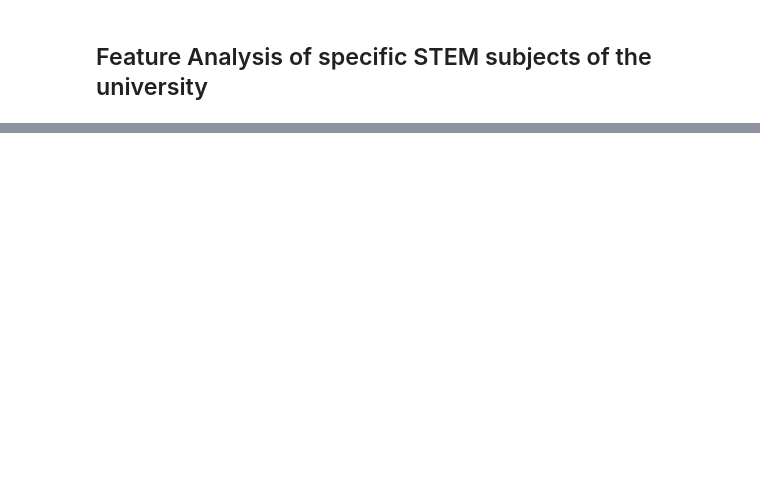
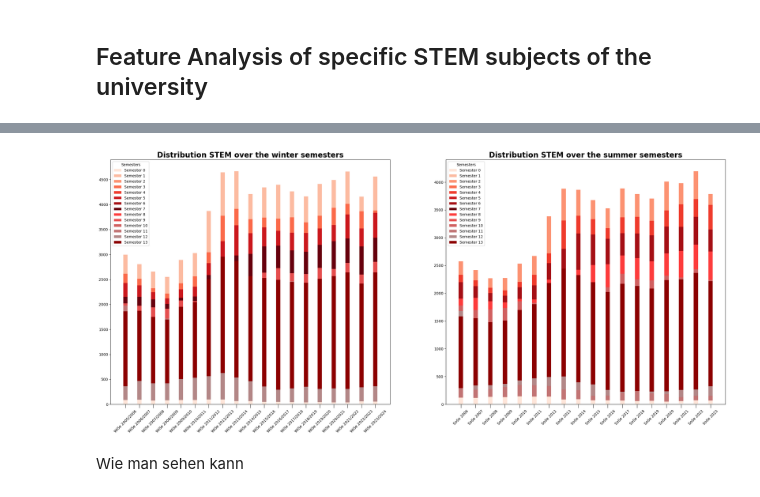
Before and after one commit to mxs01/AnalysingStudentDevelopment, a Jupyter notebook: code/students_data_per_semester.ipynb, the cells around one changed output, grey strips where cells are left out. Drawn from its saved outputs; the diff is of its cells as text; code cells hidden in the pictures; blank space fills up the shorter version.

```diff
--- a/code/students_data_per_semester.ipynb
+++ b/code/students_data_per_semester.ipynb
@@ -235,0 +302,22 @@ studentsDataAllSubjects.index.name
+# %%
+fig, ax = plt.subplots(nrows=1,ncols=2,figsize=(30,12));
+ax[0].set_title("Distribution STEM over the winter semesters", size=20, fontweight='bold')
+ax[0].tick_params(axis='x',rotation=45, right='right', size=10)
+ax[0].set_yticks(np.arange(0,5000,500));
+ax[1].set_title("Distribution STEM over the summer semesters", size=20,fontweight='bold')
+ax[1].tick_params(axis='x',rotation=45, right='right', size=10)
+ax[1].set_yticks(np.arange(0,5000,500));
+
+
+def add_trend_line():
+    pass
+
+createBarPlot(winterSemester, STEM_DATA_FRAME_PER_SEMESTER_AND_YEAR, ax[0])
+createBarPlot(summerSemester, STEM_DATA_FRAME_PER_SEMESTER_AND_YEAR, ax[1])
+legendWithoutDuplicateLabels(ax[0])
+legendWithoutDuplicateLabels(ax[1])
+fig.savefig(os.path.join(PLOT_DIR, "stacked_bar_chart_stem_subjects.jpg"))
+# %% [output]
+[figure, added]
+# %% [markdown]
+Wie man sehen kann
```
Also changed, not shown: parts of 16 cells of this notebook, 1 other file.
